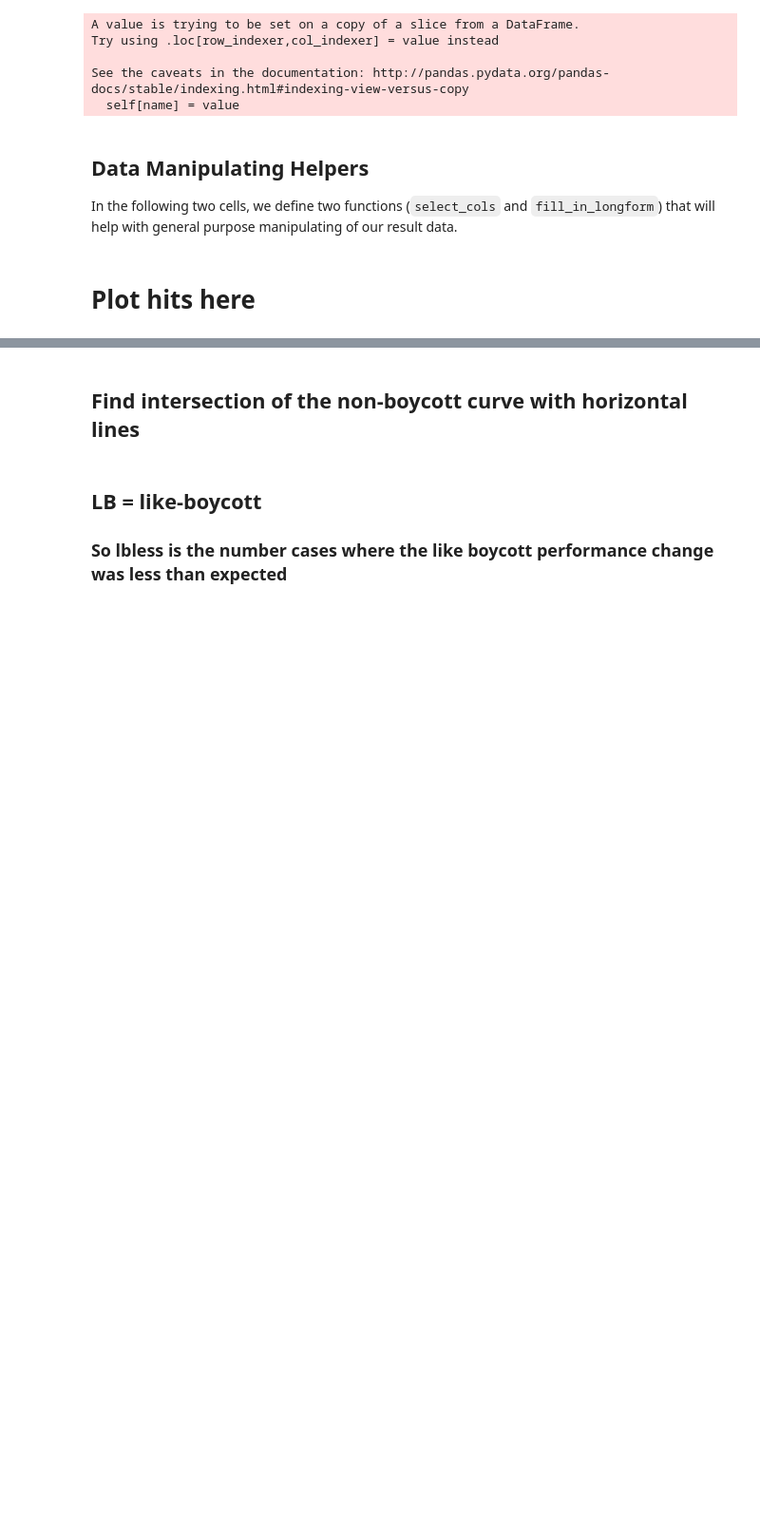
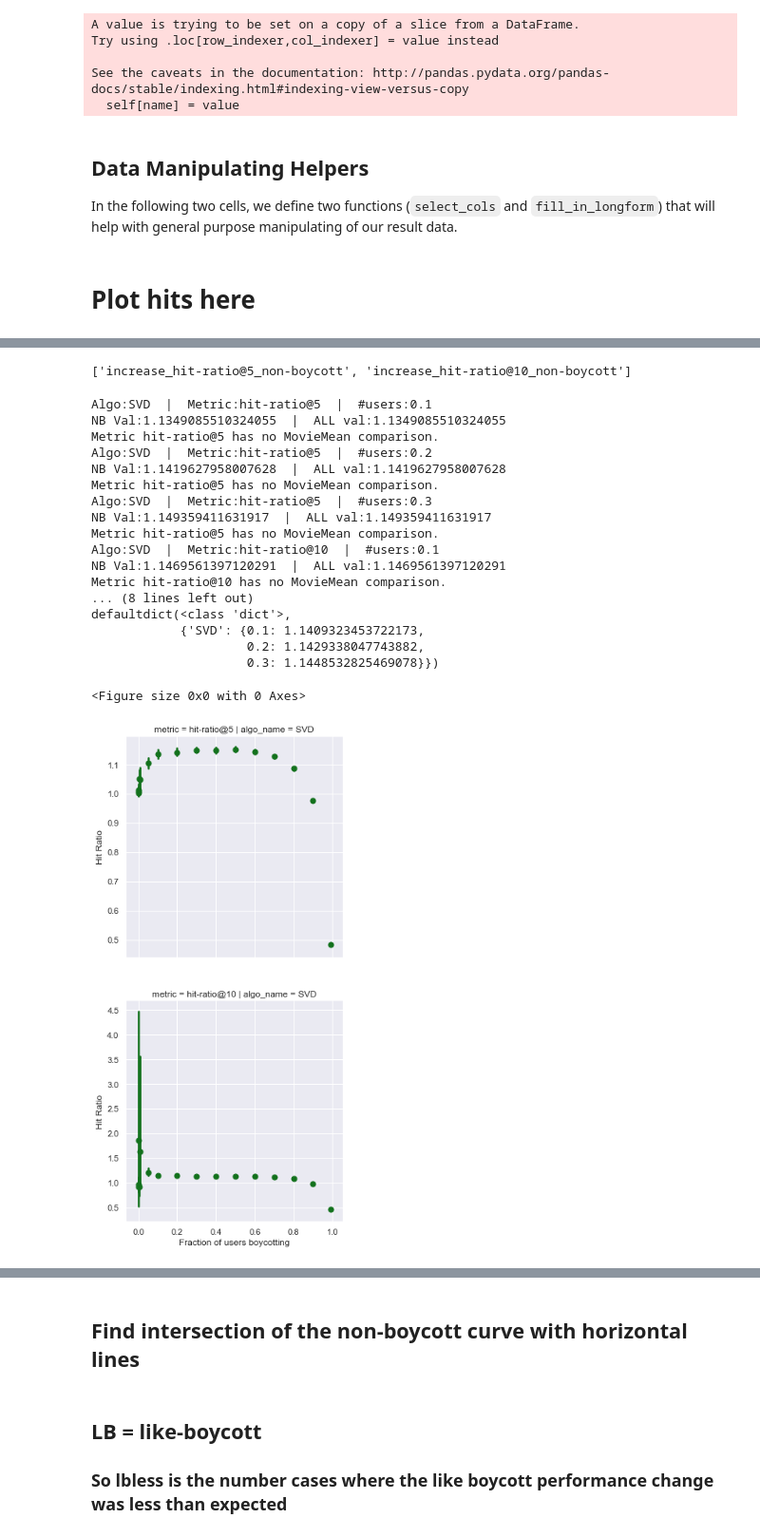
Before and after one commit to nickmvincent/surprise_sandbox, a Jupyter notebook: data_boycotts_and_strikes.ipynb, the cells around one changed output, grey strips where cells are left out. Shown at 95% size. Saved outputs shown, nothing was run; the diff lists cells and outputs as text; code cells hidden in the pictures; blank space fills up the shorter version.

```diff
--- a/data_boycotts_and_strikes.ipynb
+++ b/data_boycotts_and_strikes.ipynb
@@ -561,6 +568,8 @@ metric2title = {
     '2hits-ndcg10': 'Loss in ndcg@10-estimated hits, pb=2',
     'labor-hits-prec5t4': 'Loss in hits from data labor power',
     'consumer-hits-prec5t4': 'Loss in hits from consumer power',
+    'rmse': 'RMSE',
+    'prec10t4': 'Precision'
 }
 # %%
 def p_b_curve(
@@ -884,2 +913,38 @@ TypeError: p_b_curve() got an unexpected keyword argument 'save'
+# %%
+_ = p_b_curve(
+    samples_df_1m[samples_df_1m.algo_name == 'SVD'], 'ml-1m',
+    show_interp=False,
+    percents=False, normalize=False,
+    metrics=[
+        'hit-ratio@5',
+        'hit-ratio@10',
+    ],
+    groups=['non-boycott', ],
+    legend=False,
+    ylabel='Hit Ratio',
+    plot_horiz_lines=False,
+)
+plt.show()
+# %% [output]
+['increase_hit-ratio@5_non-boycott', 'increase_hit-ratio@10_non-boycott']
+Algo:SVD  |  Metric:hit-ratio@5  |  #users:0.1
+NB Val:1.1349085510324055  |  ALL val:1.1349085510324055
+Metric hit-ratio@5 has no MovieMean comparison.
+Algo:SVD  |  Metric:hit-ratio@5  |  #users:0.2
+NB Val:1.1419627958007628  |  ALL val:1.1419627958007628
+Metric hit-ratio@5 has no MovieMean comparison.
+Algo:SVD  |  Metric:hit-ratio@5  |  #users:0.3
+NB Val:1.149359411631917  |  ALL val:1.149359411631917
+Metric hit-ratio@5 has no MovieMean comparison.
+Algo:SVD  |  Metric:hit-ratio@10  |  #users:0.1
+NB Val:1.1469561397120291  |  ALL val:1.1469561397120291
+Metric hit-ratio@10 has no MovieMean comparison.
+... (8 lines left out)
+defaultdict(<class 'dict'>,
+            {'SVD': {0.1: 1.1409323453722173,
+                     0.2: 1.1429338047743882,
+                     0.3: 1.1448532825469078}})
+<Figure size 0x0 with 0 Axes>
+[figure, added]
 # %%
 _ = p_b_curve(
```
Also changed, not shown: parts of 15 cells of this notebook, 5 other files.
